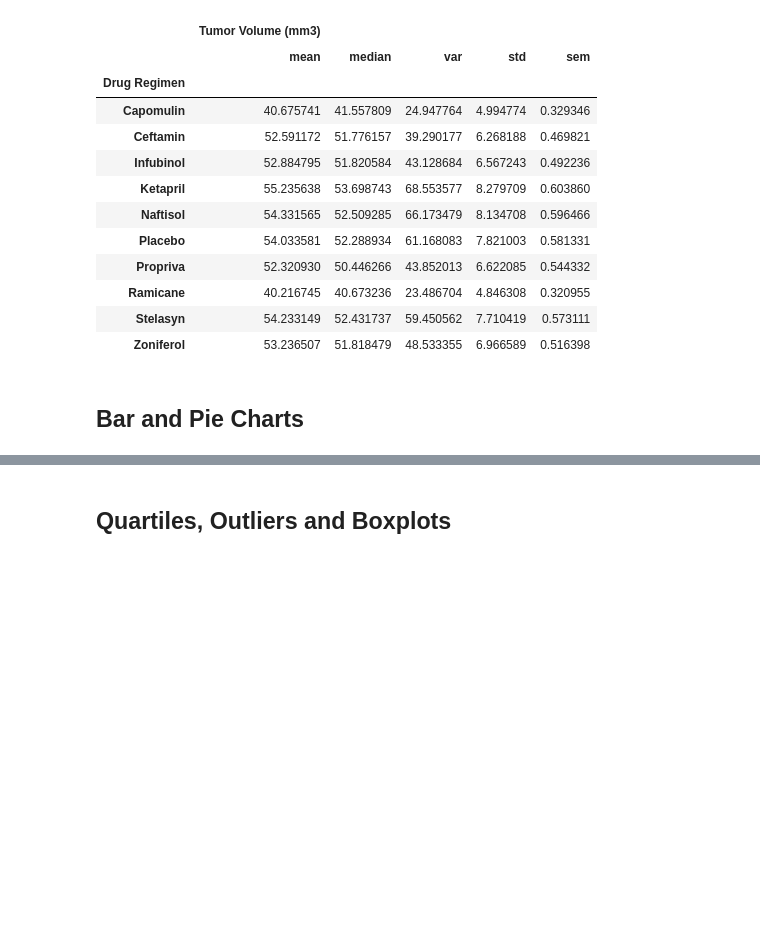
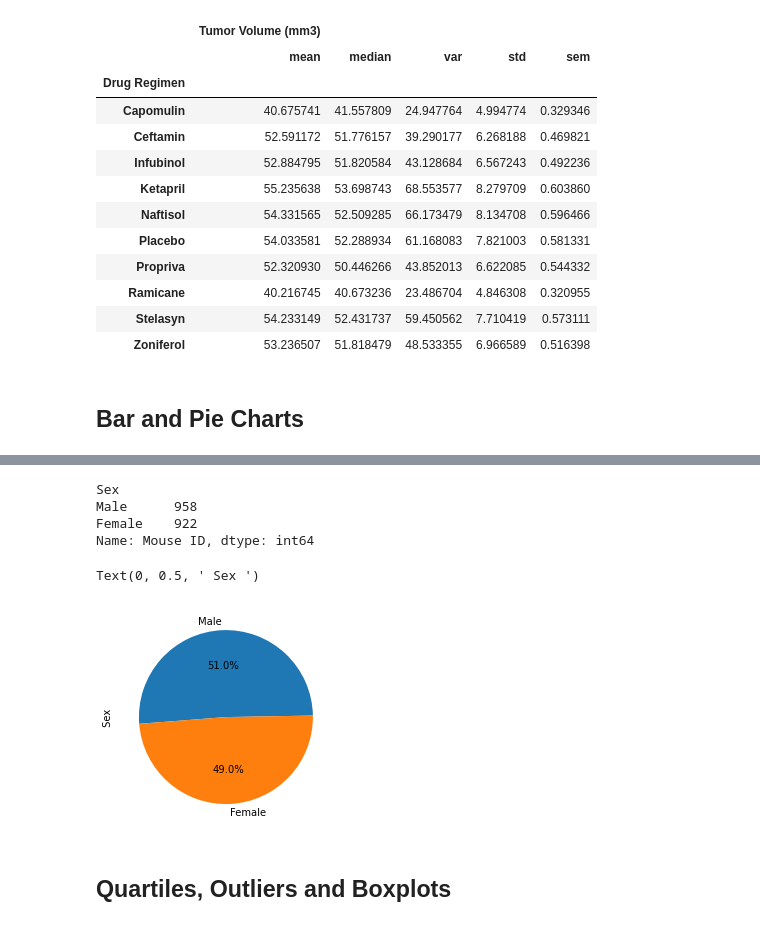
Before and after one commit to ChristyGruen/matplotlib-challenge, a Jupyter notebook: Pymaceuticals/pymaceuticals_Report.ipynb, the cells around one changed output, grey strips where cells are left out. Saved outputs shown, nothing was run; the diff lists cells and outputs as text; code cells hidden in the pictures; blank space fills up the shorter version.

```diff
--- a/Pymaceuticals/pymaceuticals_Report.ipynb
+++ b/Pymaceuticals/pymaceuticals_Report.ipynb
@@ -182,3 +270,21 @@ ValueError: If using all scalar values, you must pass an index
+# %%
+# Generate a pie plot showing the distribution of female versus male mice using pyplot
+
+gender2 = cleanmouse['Mouse ID'].groupby(cleanmouse["Sex"]).count().sort_values(ascending = False)
+print(gender2)
+
+prettypie = plt.pie(gender2, labels=gender2.index,autopct="%1.1f%%", shadow=False, startangle=1)
+plt.axes().set_ylabel('Sex')
+
+
+#WOULD LIKE TO UNDERSTAND HOW THIS WORKS BETTER
+# %% [output]
+Sex
+Male      958
+Female    922
+Name: Mouse ID, dtype: int64
+Text(0, 0.5, ' Sex ')
+[figure, added]
 # %% [markdown]
 ## Quartiles, Outliers and Boxplots
 # %%
```
Also changed, not shown: parts of 9 cells of this notebook.
